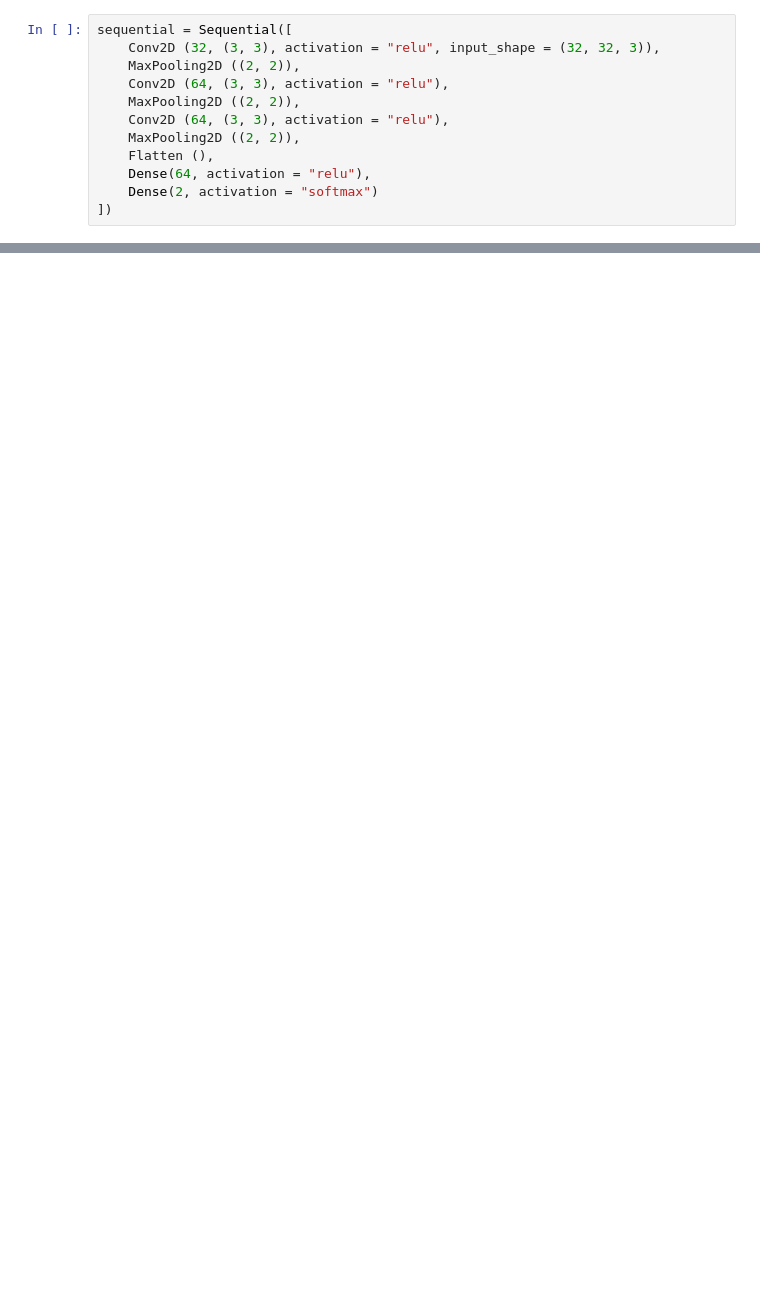
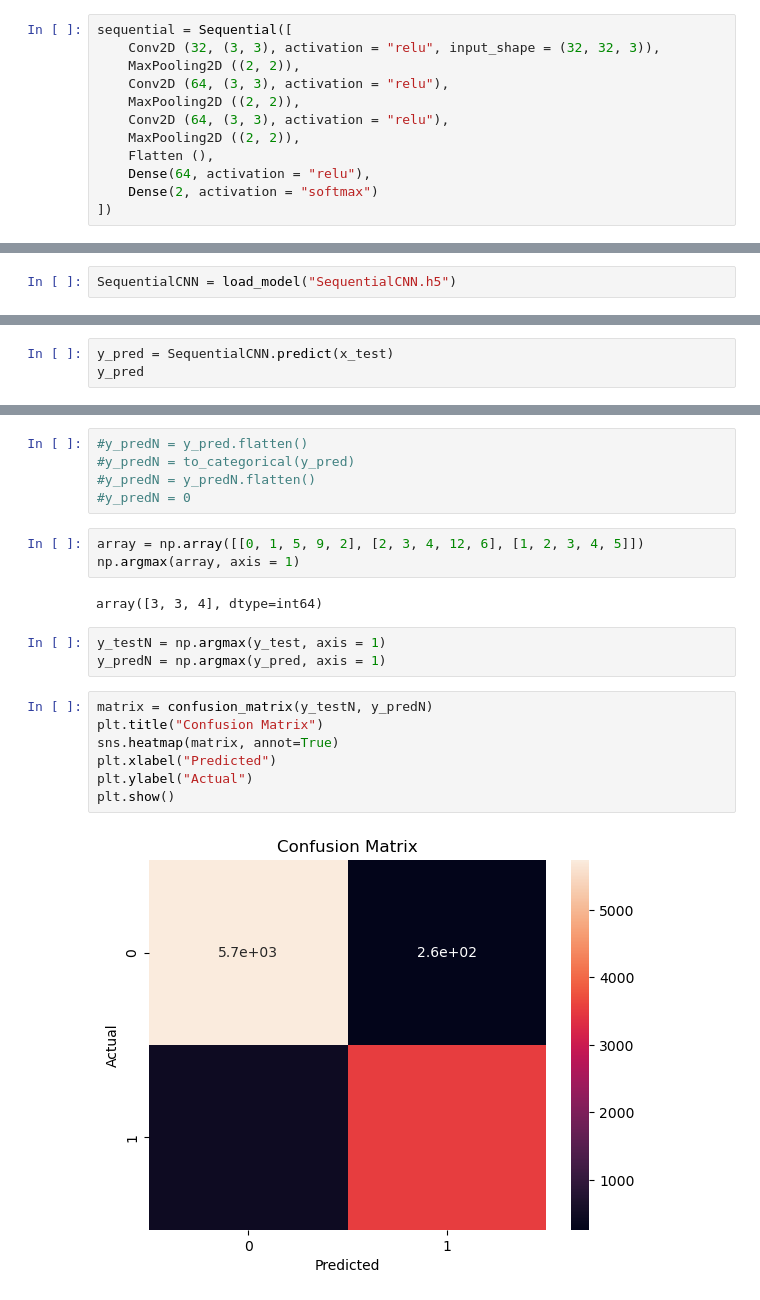
Before and after one commit to JetLearn-studentK/Deep-Learning, a Jupyter notebook: CNN.ipynb, the cells around one changed output, grey strips where cells are left out. Saved outputs shown, nothing was run; the diff lists cells and outputs as text; blank space fills up the shorter version.

```diff
--- a/CNN.ipynb
+++ b/CNN.ipynb
@@ -79,0 +107,2 @@ Epoch 1/10
+# %%
+SequentialCNN = load_model("SequentialCNN.h5")
@@ -79,0 +111,3 @@ Epoch 1/10
+# %%
+y_pred = SequentialCNN.predict(x_test)
+y_pred
@@ -79,0 +123,22 @@ Epoch 1/10
+# %%
+#y_predN = y_pred.flatten()
+#y_predN = to_categorical(y_pred)
+#y_predN = y_predN.flatten()
+#y_predN = 0
+# %%
+array = np.array([[0, 1, 5, 9, 2], [2, 3, 4, 12, 6], [1, 2, 3, 4, 5]])
+np.argmax(array, axis = 1)
+# %% [output]
+array([3, 3, 4], dtype=int64)
+# %%
+y_testN = np.argmax(y_test, axis = 1)
+y_predN = np.argmax(y_pred, axis = 1)
+# %%
+matrix = confusion_matrix(y_testN, y_predN)
+plt.title("Confusion Matrix")
+sns.heatmap(matrix, annot=True)
+plt.xlabel("Predicted")
+plt.ylabel("Actual")
+plt.show()
+# %% [output]
+[figure, added]
```
Also changed, not shown: parts of 10 cells of this notebook.
